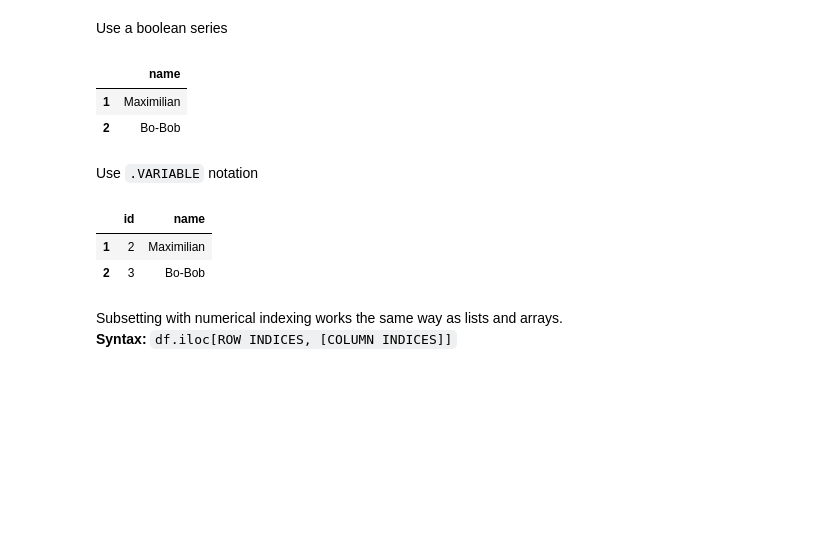
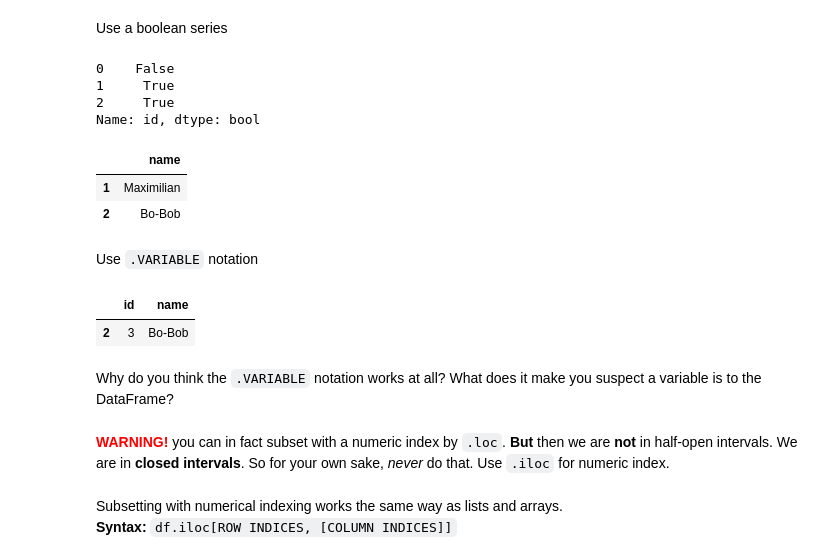
Before and after one commit to NumEconCopenhagen/lectures-2021, a Jupyter notebook: web/07/Load_save_and_structure_data.ipynb, the cells around one changed output. Cells and saved outputs as stored; diff of their text form; code cells hidden in the pictures; blank space fills up the shorter version.

```diff
--- a/web/07/Load_save_and_structure_data.ipynb
+++ b/web/07/Load_save_and_structure_data.ipynb
@@ -104,19 +106,27 @@ X.loc[X['id'] > 1]
 Use a boolean series
 # %%
 I = X['id'] > 1
+print(I)
 X.loc[I, ['name']]
 # %% [output]
+0    False
+1     True
+2     True
+Name: id, dtype: bool
 |  | name |
 | 1 | Maximilian |
 | 2 | Bo-Bob |
 # %% [markdown]
 Use `.VARIABLE` notation
 # %%
-X.loc[X.id > 1, ['id','name']]
+X.loc[(X.id > 1) & (X.inc > 14), ['id','name']]
 # %% [output]
 |  | id | name |
-| 1 | 2 | Maximilian |
 | 2 | 3 | Bo-Bob |
+# %% [markdown]
+Why do you think the `.VARIABLE` notation works at all? What does it make you suspect a variable is to the DataFrame?
+# %% [markdown]
+<span style="color:red"> **WARNING!**</span> you can in fact subset with a numeric index by `.loc`. **But** then we are **not** in half-open intervals. We are in **closed intervals**. So for your own sake, *never* do that. Use `.iloc` for numeric index.
 # %% [markdown]
 Subsetting with numerical indexing works the same way as lists and arrays.
 **Syntax:** `df.iloc[ROW INDICES, [COLUMN INDICES]]`
```
Also changed, not shown: parts of 36 cells of this notebook, 19 other files.
